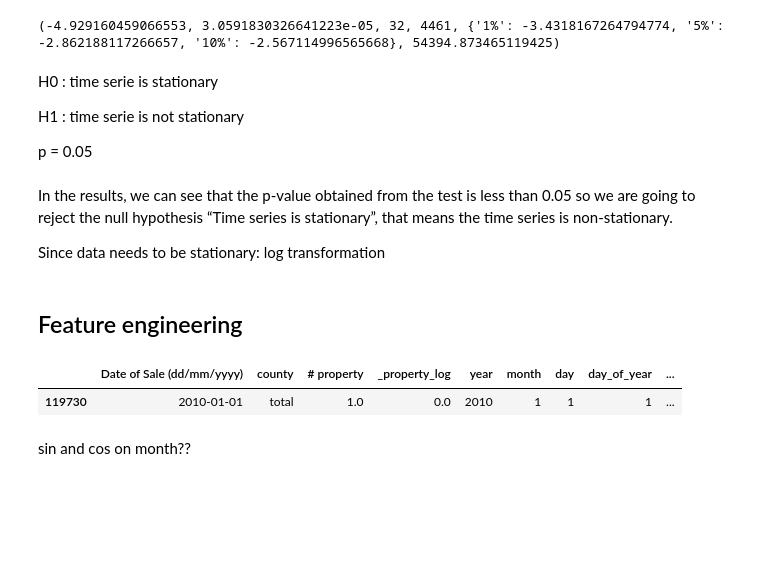
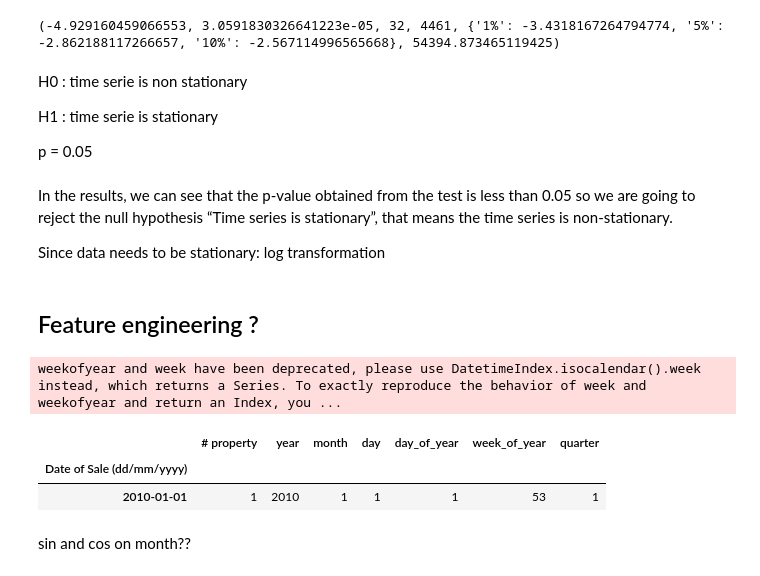
Before and after one commit to alexCCTcollege/CA-2, a Jupyter notebook: code 2.ipynb, the cells around one changed output. Saved outputs shown, nothing was run; the diff lists cells and outputs as text; code cells hidden in the pictures; blank space fills up the shorter version.

```diff
--- a/code 2.ipynb
+++ b/code 2.ipynb
@@ -363,7 +368,7 @@ Data_vertical.head()
 | 2010-01-04 | Carlow | 1.0 |
 | 2010-01-05 | Carlow | 0.0 |
 # %%
-Total = Data_vertical.reset_index()
+Total = Data_vertical    #.reset_index()
 Total = Total[Total['county']=='total']
 Total.head()
 # %% [output]
@@ -376,6 +382,9 @@ Total.head()
 # %%
 Total.info()
 _date = '2023-01-01'
-Total = Total[Total['Date of Sale (dd/mm/yyyy)'] < _date]
+Total = Total[Total.index < _date]
+Total=Total[['# property']]
+Total['# property'] = Total['# property'].astype(np.int64)
+Total.head()
 # %% [output]
 <class 'pandas.core.frame.DataFrame'>
@@ -403,30 +418,30 @@ print(result)
 # %% [output]
 (-4.929160459066553, 3.0591830326641223e-05, 32, 4461, {'1%': -3.4318167264794774, '5%': -2.862188117266657, '10%': -2.567114996565668}, 54394.873465119425)
 # %% [markdown]
-H0 : time serie is stationary
+H0 : time serie is non stationary
 
-H1 : time serie is not stationary
+H1 : time serie is stationary
 
 p = 0.05
 # %% [markdown]
 In the results, we can see that the p-value obtained from the test is less than 0.05 so we are going to reject the null hypothesis “Time series is stationary”, that means the time series is non-stationary.
 
 Since data needs to be stationary: log transformation
-# %%
-Total['_property_log'] = np.log(abs(Total['# property']))
 # %% [markdown]
-## Feature engineering
+## Feature engineering ?
 # %%
-Total['year'] = pd.DatetimeIndex(Total['Date of Sale (dd/mm/yyyy)']).year
-Total['month'] = pd.DatetimeIndex(Total['Date of Sale (dd/mm/yyyy)']).month
-Total['day'] = pd.DatetimeIndex(Total['Date of Sale (dd/mm/yyyy)']).day
-Total['day_of_year'] = pd.DatetimeIndex(Total['Date of Sale (dd/mm/yyyy)']).dayofyear
-Total['week_of_year'] = pd.DatetimeIndex(Total['Date of Sale (dd/mm/yyyy)']).weekofyear
-Total['quarter'] = pd.DatetimeIndex(Total['Date of Sale (dd/mm/yyyy)']).quarter
+Total['year'] = pd.DatetimeIndex(Total.index).year
+Total['month'] = pd.DatetimeIndex(Total.index).month
+Total['day'] = pd.DatetimeIndex(Total.index).day
+Total['day_of_year'] = pd.DatetimeIndex(Total.index).dayofyear
+Total['week_of_year'] = pd.DatetimeIndex(Total.index).weekofyear
+Total['quarter'] = pd.DatetimeIndex(Total.index).quarter
 Total.head(1)
 # %% [output]
+weekofyear and week have been deprecated, please use DatetimeIndex.isocalendar().week instead, which returns a Series. To exactly reproduce the behavior of week and weekofyear and return an Index, you ...
-|  | Date of Sale (dd/mm/yyyy) | county | # property | _property_log | year | month | day | day_of_year | ... |
-| 119730 | 2010-01-01 | total | 1.0 | 0.0 | 2010 | 1 | 1 | 1 | ... |
+|  | # property | year | month | day | day_of_year | week_of_year | quarter |
+| Date of Sale (dd/mm/yyyy) |  |  |  |  |  |  |  |
+| 2010-01-01 | 1 | 2010 | 1 | 1 | 1 | 53 | 1 |
 # %% [markdown]
 sin and cos on month??
 # %%
```
Also changed, not shown: parts of 33 cells of this notebook.
